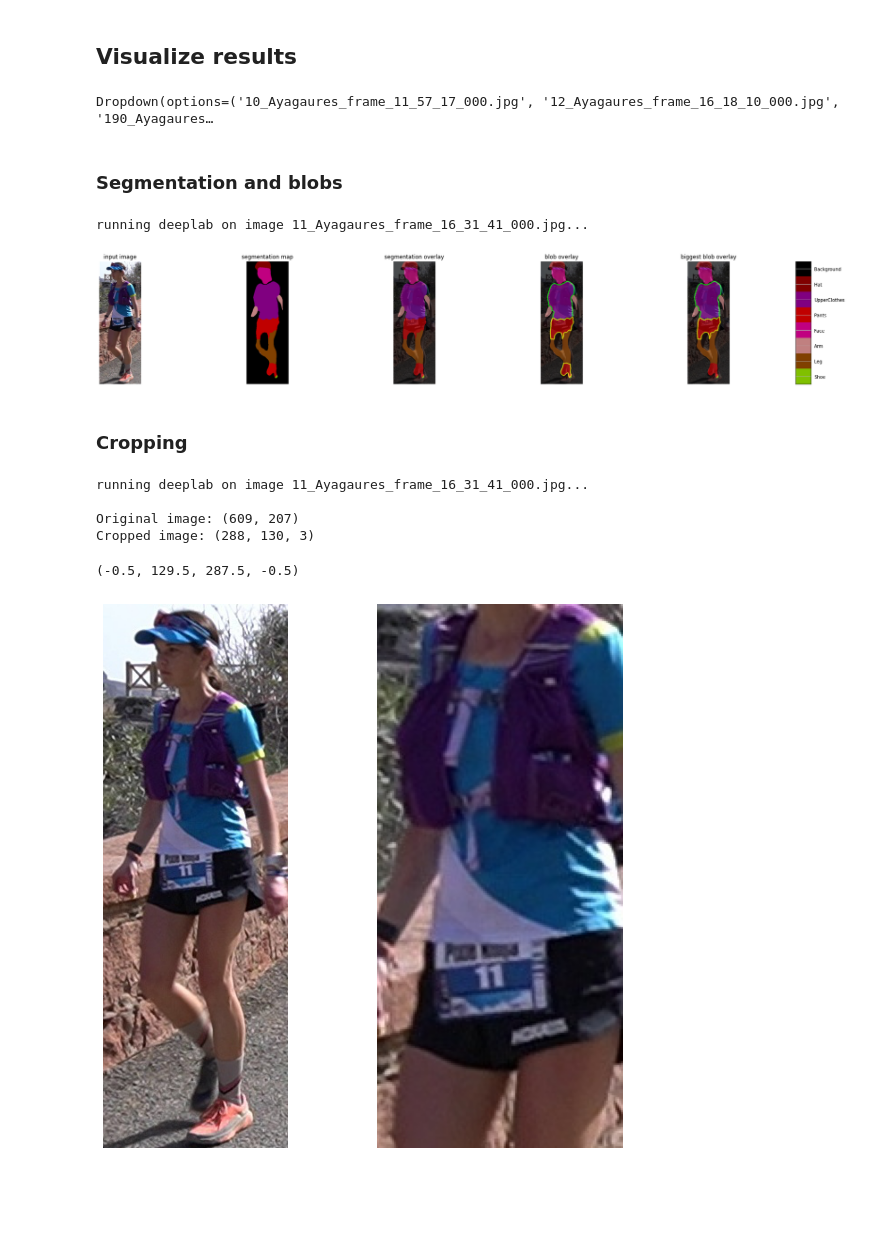
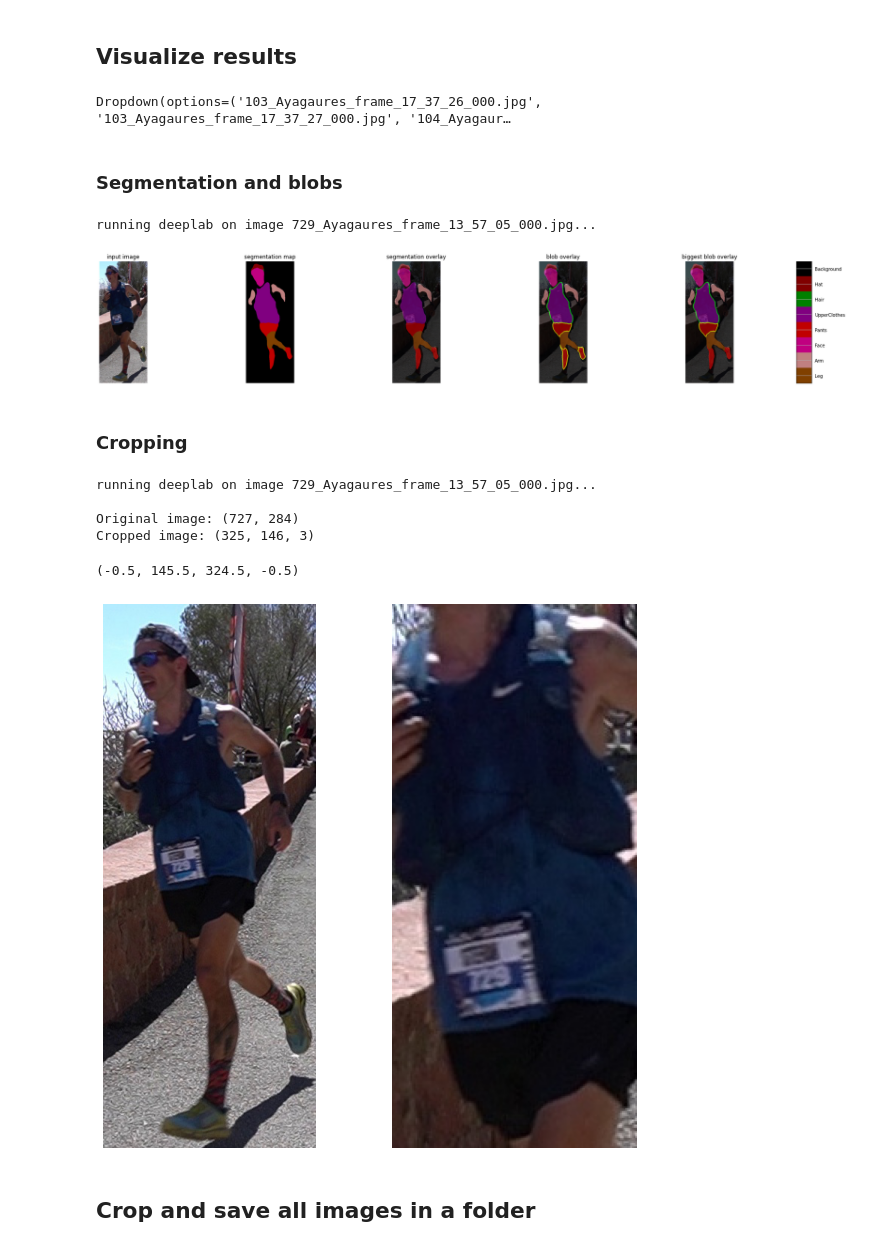
Before and after one commit to darkhorrow/semantic-segmentation-tgc, a Jupyter notebook: deeplabv3/UseDeeplabCustomModel.ipynb, the cells around one changed output. Saved outputs shown, nothing was run; the diff lists cells and outputs as text; code cells hidden in the pictures; blank space fills up the shorter version.

```diff
--- a/deeplabv3/UseDeeplabCustomModel.ipynb
+++ b/deeplabv3/UseDeeplabCustomModel.ipynb
@@ -29,7 +30,8 @@ TensorFlow 1.x selected.
 ## Path definitions - change to your own
 # %%
 MODEL_INFER_GRAPH = "/content/drive/MyDrive/TFM/model_19_60k/frozen_inference_graph.pb"
-VIS_IMAGES = "/content/drive/MyDrive/TFM/TGC_places/TGC_places/Ayagaures/"
+VIS_IMAGES = "/content/drive/MyDrive/TFM/TGC_places/TGC_places/Ayagaures"
+EXPORT_CROP = "/content/drive/MyDrive/TFM/crop_results"
 # %% [markdown]
 ## Mount Google Drive storage
 In case you need it
@@ -153,7 +154,7 @@ def label_to_color_image(label):
   return colormap[label]
 
 
-def vis_segmentation(image, seg_map):
+def vis_segmentation(image, seg_map, body_color, pants_color):
   """Visualizes input image, segmentation map, segmentation overlay, blob overlay and biggest blob overlay view."""
   plt.figure(figsize=(30, 5))
   grid_spec = gridspec.GridSpec(1, 6, width_ratios=[6, 6, 6, 6, 6, 1])
@@ -321,27 +322,27 @@ image_list_siani = os.listdir(VIS_IMAGES)
 image_picker_siani = widgets.Dropdown(options=image_list_siani, value=image_list_siani[0], disabled=False)
 image_picker_siani
 # %% [output]
-Dropdown(options=('10_Ayagaures_frame_11_57_17_000.jpg', '12_Ayagaures_frame_16_18_10_000.jpg', '190_Ayagaures…
+Dropdown(options=('103_Ayagaures_frame_17_37_26_000.jpg', '103_Ayagaures_frame_17_37_27_000.jpg', '104_Ayagaur…
 # %% [markdown]
 ### Segmentation and blobs
 # %%
 def run_visualization_siani(file):
   """Inferences DeepLab model and visualizes result."""
   try:
     original_im = Image.open(os.path.join(VIS_IMAGES, file))
   except IOError:
     print('Cannot retrieve image. Please check file: ' + os.path.join(VIS_IMAGES, file))
     return
 
   print('running deeplab on image %s...' % file)
   resized_im, seg_map = MODEL.run(original_im)
 
-  vis_segmentation(resized_im, seg_map)
+  vis_segmentation(resized_im, seg_map, BODY_COLOR, PANTS_COLOR)
 
 run_visualization_siani(image_picker_siani.value)
 # %% [output]
-running deeplab on image 11_Ayagaures_frame_16_31_41_000.jpg...
+running deeplab on image 729_Ayagaures_frame_13_57_05_000.jpg...
-[figure, old version]
+[figure, new version]
 # %% [markdown]
 ### Cropping
 # %%
@@ -371,9 +372,11 @@ fig.add_subplot(1,2,2)
 plt.imshow(Image.fromarray(crop))
 plt.axis('off')
 # %% [output]
-running deeplab on image 11_Ayagaures_frame_16_31_41_000.jpg...
+running deeplab on image 729_Ayagaures_frame_13_57_05_000.jpg...
 
-Original image: (609, 207)
-Cropped image: (288, 130, 3)
+Original image: (727, 284)
+Cropped image: (325, 146, 3)
-(-0.5, 129.5, 287.5, -0.5)
+(-0.5, 145.5, 324.5, -0.5)
-[figure, old version]
+[figure, new version]
+# %% [markdown]
+## Crop and save all images in a folder
```
Also changed, not shown: parts of 4 cells of this notebook.
